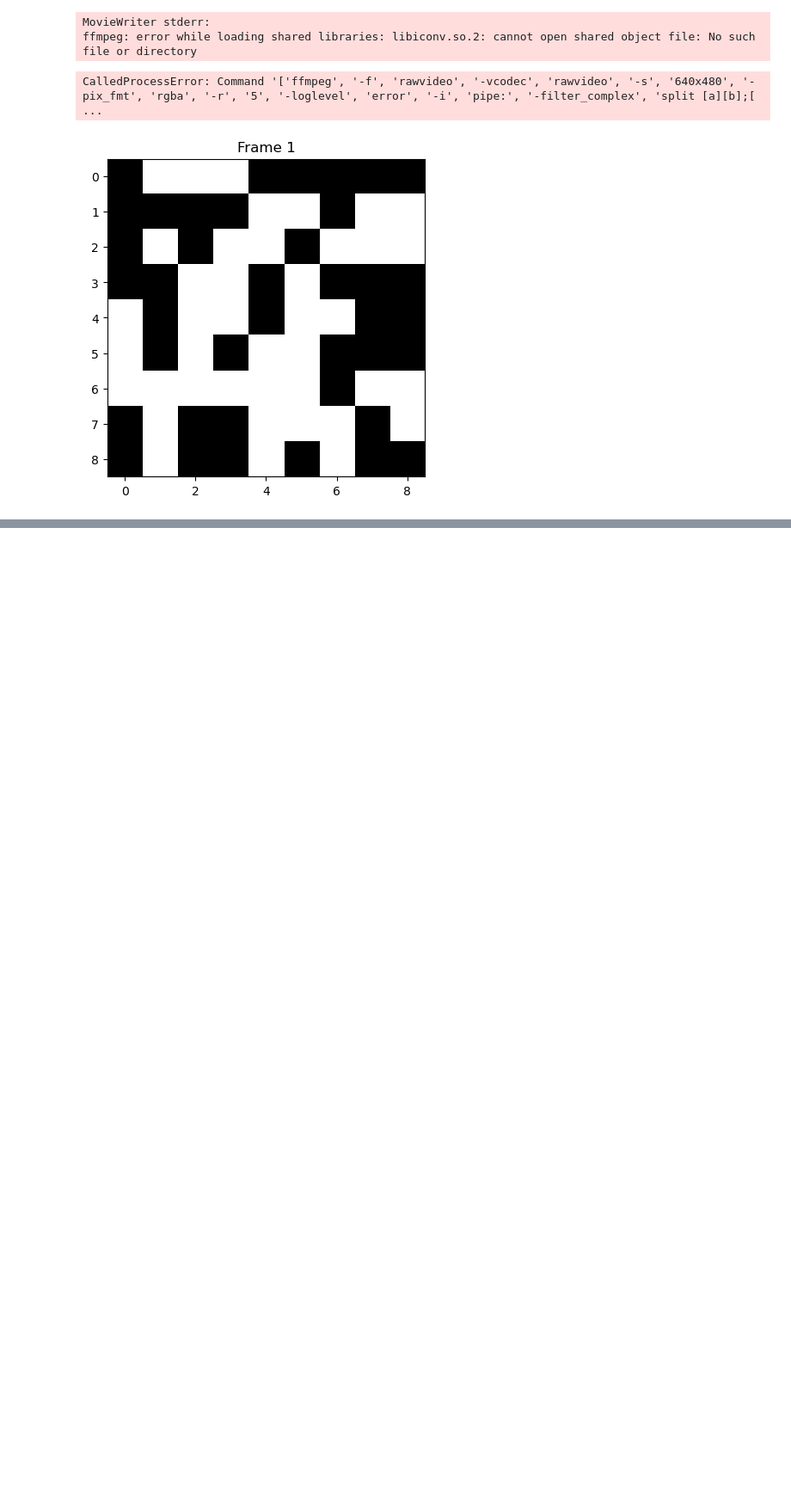
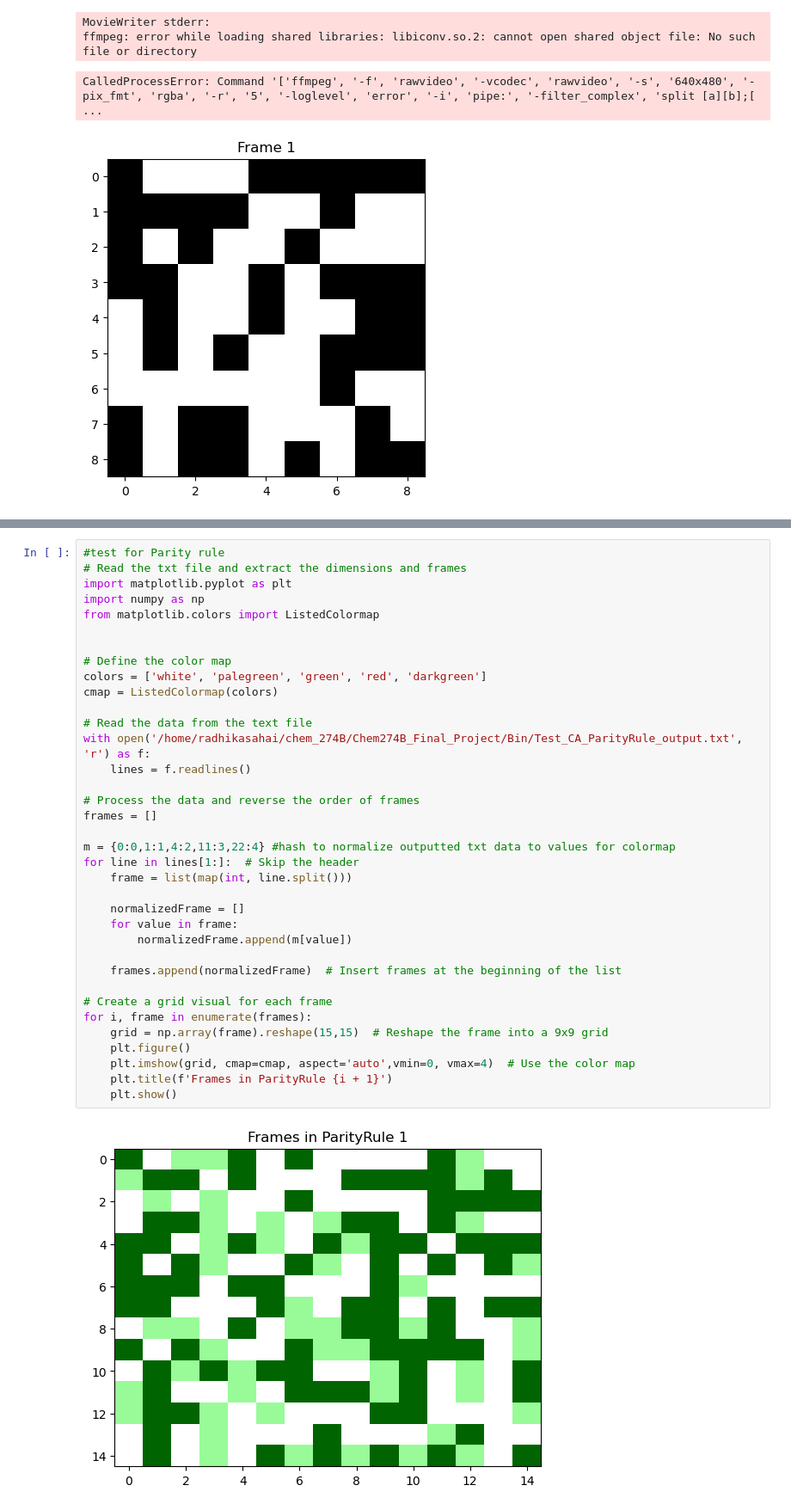
Before and after one commit to brandonrobello/Chem274B_Final_Project, a Jupyter notebook: Utils/Plots/CA_vis.ipynb, the cells around one changed output, grey strips where cells are left out. Shown at 86% size. Cells and saved outputs as stored; diff of their text form; blank space fills up the shorter version.

```diff
--- a/Utils/Plots/CA_vis.ipynb
+++ b/Utils/Plots/CA_vis.ipynb
@@ -77,0 +109,38 @@ CalledProcessError: Command '['ffmpeg', '-f', 'rawvideo', '-vcodec', 'rawvideo',
+# %%
+#test for Parity rule
+# Read the txt file and extract the dimensions and frames
+import matplotlib.pyplot as plt
+import numpy as np
+from matplotlib.colors import ListedColormap
+
+
+# Define the color map
+colors = ['white', 'palegreen', 'green', 'red', 'darkgreen']
+cmap = ListedColormap(colors)
+
+# Read the data from the text file
+with open('/home/radhikasahai/chem_274B/Chem274B_Final_Project/Bin/Test_CA_ParityRule_output.txt', 'r') as f:
+    lines = f.readlines()
+
+# Process the data and reverse the order of frames
+frames = []
+
+m = {0:0,1:1,4:2,11:3,22:4} #hash to normalize outputted txt data to values for colormap
+for line in lines[1:]:  # Skip the header
+    frame = list(map(int, line.split()))
+
+    normalizedFrame = []
+    for value in frame:
+        normalizedFrame.append(m[value])
+
+    frames.append(normalizedFrame)  # Insert frames at the beginning of the list
+
+# Create a grid visual for each frame
+for i, frame in enumerate(frames):
+    grid = np.array(frame).reshape(15,15)  # Reshape the frame into a 9x9 grid
+    plt.figure()
+    plt.imshow(grid, cmap=cmap, aspect='auto',vmin=0, vmax=4)  # Use the color map
+    plt.title(f'Frames in ParityRule {i + 1}')
+    plt.show()
+# %% [output]
+[figure, added]
```
Also changed, not shown: parts of 4 cells of this notebook, 15 other files.
